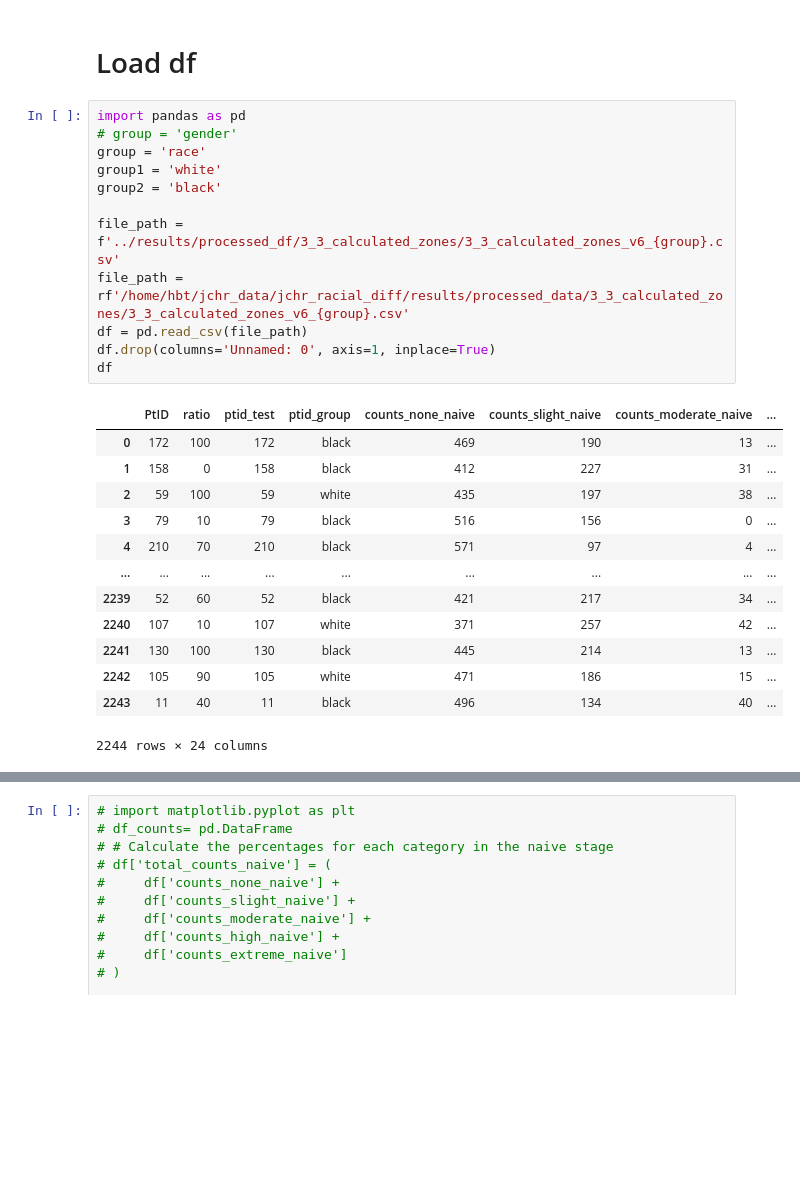
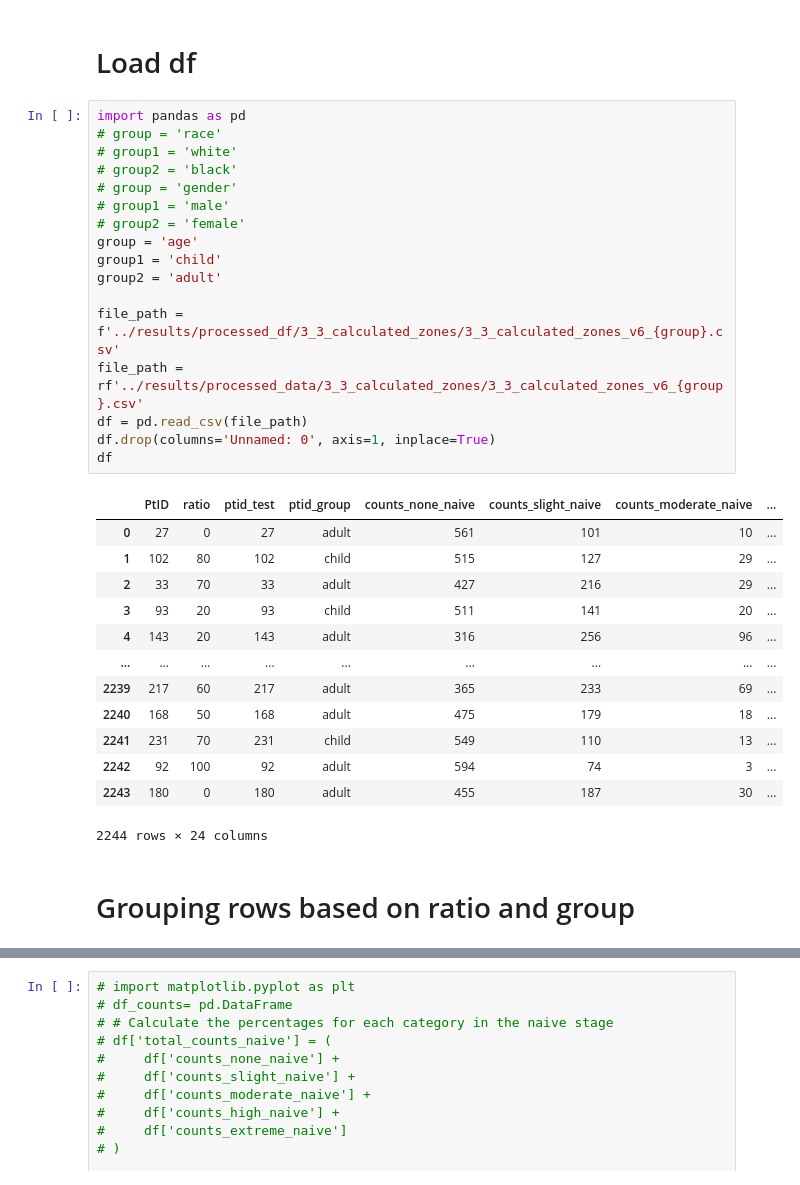
Before and after one commit to hulmanlab/jchr_racial_diff, a Jupyter notebook: scripts/3_3_2_SEG_zones.ipynb, the cells around one changed output, grey strips where cells are left out. Drawn from its saved outputs; the diff is of its cells as text; blank space fills up the shorter version.

```diff
--- a/scripts/3_3_2_SEG_zones.ipynb
+++ b/scripts/3_3_2_SEG_zones.ipynb
@@ -2,30 +2,37 @@
 # Load df
 # %%
 import pandas as pd
+# group = 'race'
+# group1 = 'white'
+# group2 = 'black'
 # group = 'gender'
-group = 'race'
-group1 = 'white'
-group2 = 'black'
+# group1 = 'male'
+# group2 = 'female'
+group = 'age'
+group1 = 'child'
+group2 = 'adult'
 
 file_path = f'../results/processed_df/3_3_calculated_zones/3_3_calculated_zones_v6_{group}.csv'
-file_path = rf'/home/hbt/jchr_data/jchr_racial_diff/results/processed_data/3_3_calculated_zones/3_3_calculated_zones_v6_{group}.csv'
+file_path = rf'../results/processed_data/3_3_calculated_zones/3_3_calculated_zones_v6_{group}.csv'
 df = pd.read_csv(file_path)
 df.drop(columns='Unnamed: 0', axis=1, inplace=True)
 df
 # %% [output]
 |  | PtID | ratio | ptid_test | ptid_group | counts_none_naive | counts_slight_naive | counts_moderate_naive | ... |
-| 0 | 172 | 100 | 172 | black | 469 | 190 | 13 | ... |
-| 1 | 158 | 0 | 158 | black | 412 | 227 | 31 | ... |
-| 2 | 59 | 100 | 59 | white | 435 | 197 | 38 | ... |
-| 3 | 79 | 10 | 79 | black | 516 | 156 | 0 | ... |
-| 4 | 210 | 70 | 210 | black | 571 | 97 | 4 | ... |
+| 0 | 27 | 0 | 27 | adult | 561 | 101 | 10 | ... |
+| 1 | 102 | 80 | 102 | child | 515 | 127 | 29 | ... |
+| 2 | 33 | 70 | 33 | adult | 427 | 216 | 29 | ... |
+| 3 | 93 | 20 | 93 | child | 511 | 141 | 20 | ... |
+| 4 | 143 | 20 | 143 | adult | 316 | 256 | 96 | ... |
 | ... | ... | ... | ... | ... | ... | ... | ... | ... |
-| 2239 | 52 | 60 | 52 | black | 421 | 217 | 34 | ... |
-| 2240 | 107 | 10 | 107 | white | 371 | 257 | 42 | ... |
-| 2241 | 130 | 100 | 130 | black | 445 | 214 | 13 | ... |
-| 2242 | 105 | 90 | 105 | white | 471 | 186 | 15 | ... |
-| 2243 | 11 | 40 | 11 | black | 496 | 134 | 40 | ... |
+| 2239 | 217 | 60 | 217 | adult | 365 | 233 | 69 | ... |
+| 2240 | 168 | 50 | 168 | adult | 475 | 179 | 18 | ... |
+| 2241 | 231 | 70 | 231 | child | 549 | 110 | 13 | ... |
+| 2242 | 92 | 100 | 92 | adult | 594 | 74 | 3 | ... |
+| 2243 | 180 | 0 | 180 | adult | 455 | 187 | 30 | ... |
 2244 rows × 24 columns
+# %% [markdown]
+# Grouping rows based on ratio and group
 # %%
 df_original = pd.DataFrame(df)
 df_grouped=df_original.groupby(['ratio', 'ptid_group']).sum().reset_index()
```
Also changed, not shown: parts of 12 cells of this notebook, 1 other file.
